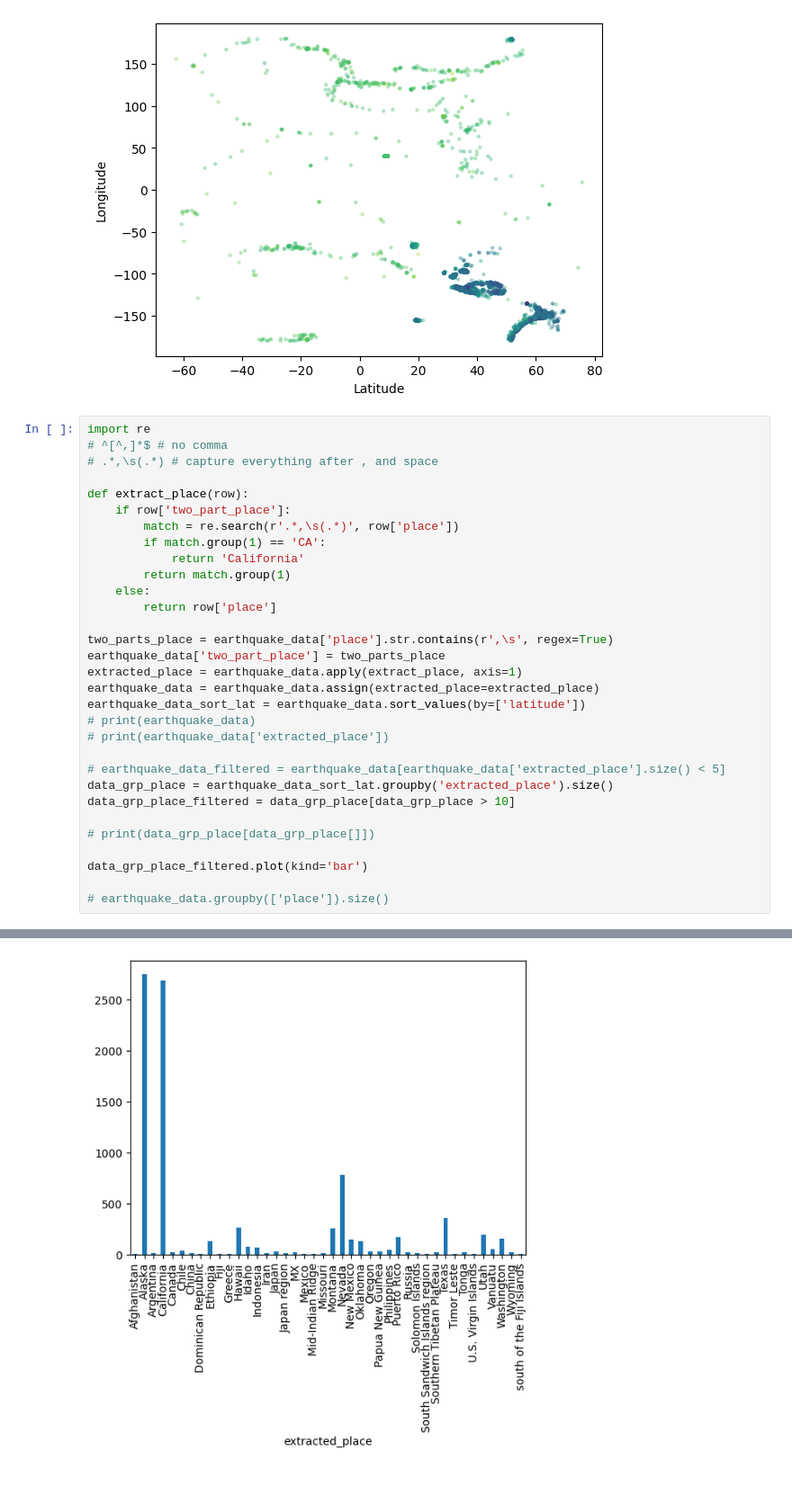
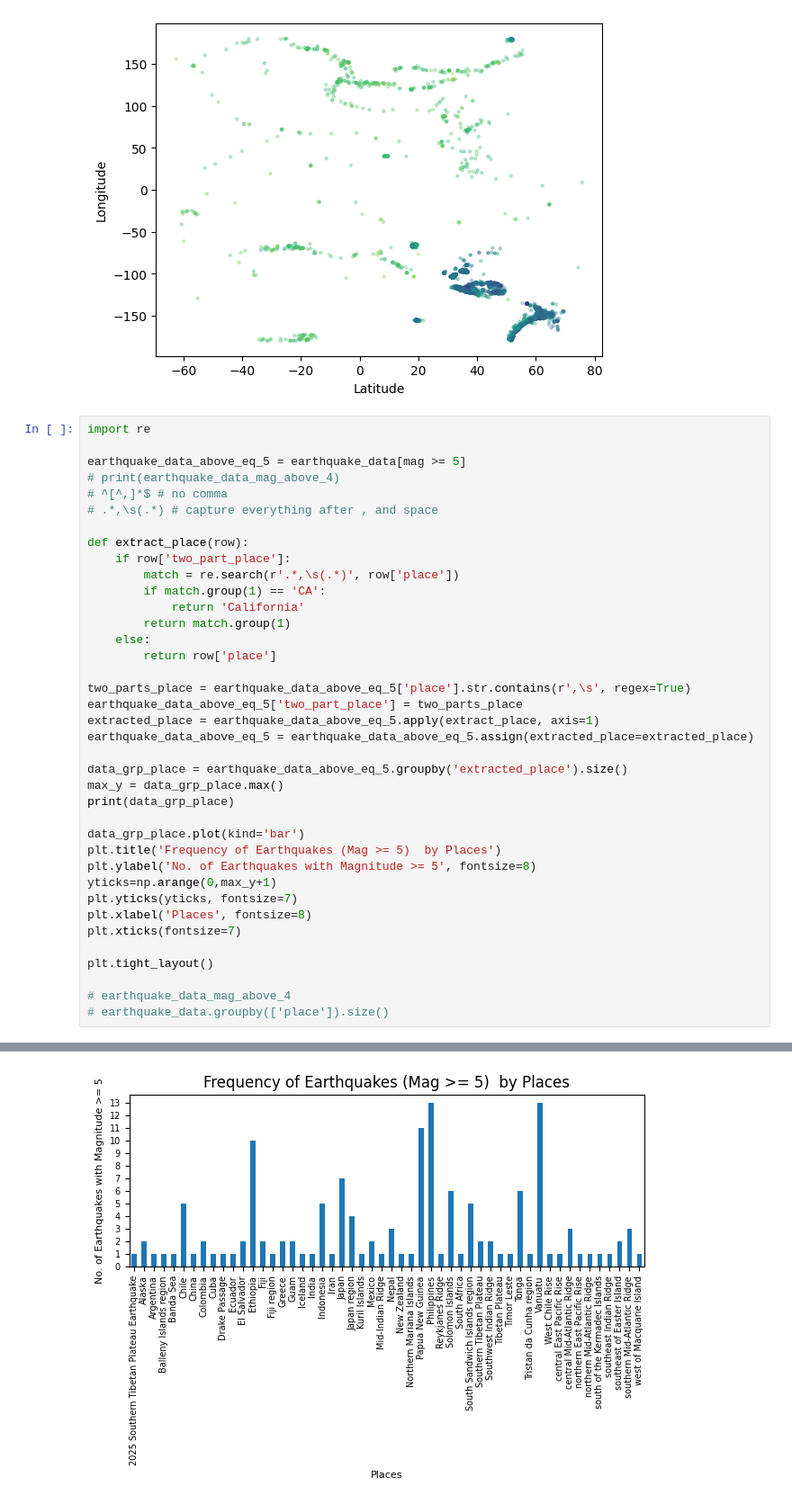
Before and after one commit to pkdc/earthquake-data-analysis, a Jupyter notebook: earthquake.ipynb, the cells around one changed output, grey strips where cells are left out. Shown: that part at 90% size. Drawn from its saved outputs; the diff is of its cells as text; blank space fills up the shorter version.

Commit message:
Frequency of Earthquakes (Mag >= 5)  by Places Done

```diff
--- a/earthquake.ipynb
+++ b/earthquake.ipynb
@@ -95,6 +95,9 @@ ax.plot()
 [figure]
 # %%
 import re
+
+earthquake_data_above_eq_5 = earthquake_data[mag >= 5]
+# print(earthquake_data_mag_above_4)
 # ^[^,]*$ # no comma
 # .*,\s(.*) # capture everything after , and space
 
@@ -107,21 +110,25 @@ def extract_place(row):
     else:
         return row['place']
 
-two_parts_place = earthquake_data['place'].str.contains(r',\s', regex=True)
-earthquake_data['two_part_place'] = two_parts_place
-extracted_place = earthquake_data.apply(extract_place, axis=1)
-earthquake_data = earthquake_data.assign(extracted_place=extracted_place)
-earthquake_data_sort_lat = earthquake_data.sort_values(by=['latitude'])
-# print(earthquake_data)
-# print(earthquake_data['extracted_place'])
+two_parts_place = earthquake_data_above_eq_5['place'].str.contains(r',\s', regex=True)
+earthquake_data_above_eq_5['two_part_place'] = two_parts_place
+extracted_place = earthquake_data_above_eq_5.apply(extract_place, axis=1)
+earthquake_data_above_eq_5 = earthquake_data_above_eq_5.assign(extracted_place=extracted_place)
 
-# earthquake_data_filtered = earthquake_data[earthquake_data['extracted_place'].size() < 5]
-data_grp_place = earthquake_data_sort_lat.groupby('extracted_place').size()
-data_grp_place_filtered = data_grp_place[data_grp_place > 10]
+data_grp_place = earthquake_data_above_eq_5.groupby('extracted_place').size()
+max_y = data_grp_place.max()
+print(data_grp_place)
 
-# print(data_grp_place[data_grp_place[]])
+data_grp_place.plot(kind='bar')
+plt.title('Frequency of Earthquakes (Mag >= 5)  by Places')
+plt.ylabel('No. of Earthquakes with Magnitude >= 5', fontsize=8)
+yticks=np.arange(0,max_y+1)
+plt.yticks(yticks, fontsize=7)
+plt.xlabel('Places', fontsize=8)
+plt.xticks(fontsize=7)
 
-data_grp_place_filtered.plot(kind='bar')
+plt.tight_layout()
 
+# earthquake_data_mag_above_4
 # earthquake_data.groupby(['place']).size()
 # %% [output]
@@ -129 +157 @@ data_grp_place_filtered.plot(kind='bar')
-[figure, old version]
+[figure, new version]
```
Also changed, not shown: parts of 1 cell of this notebook.
